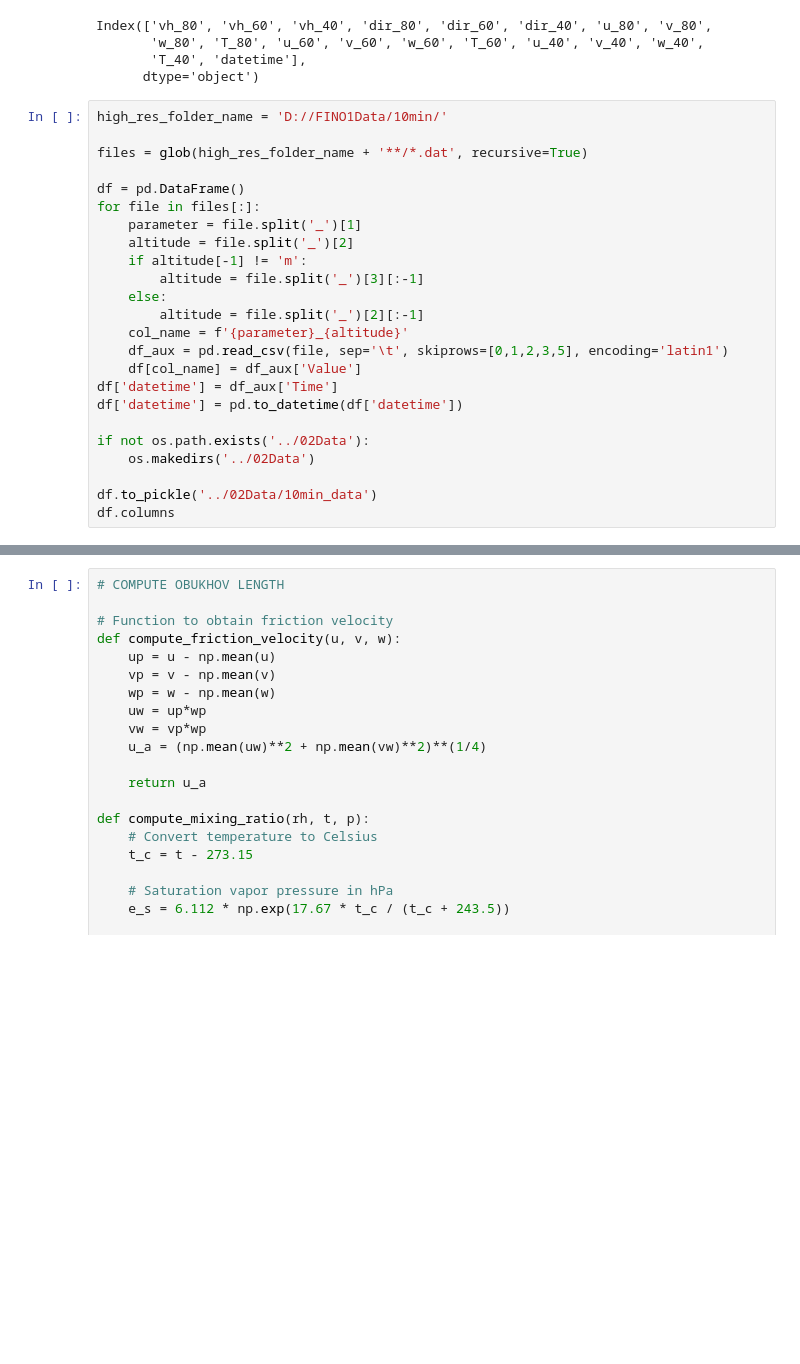
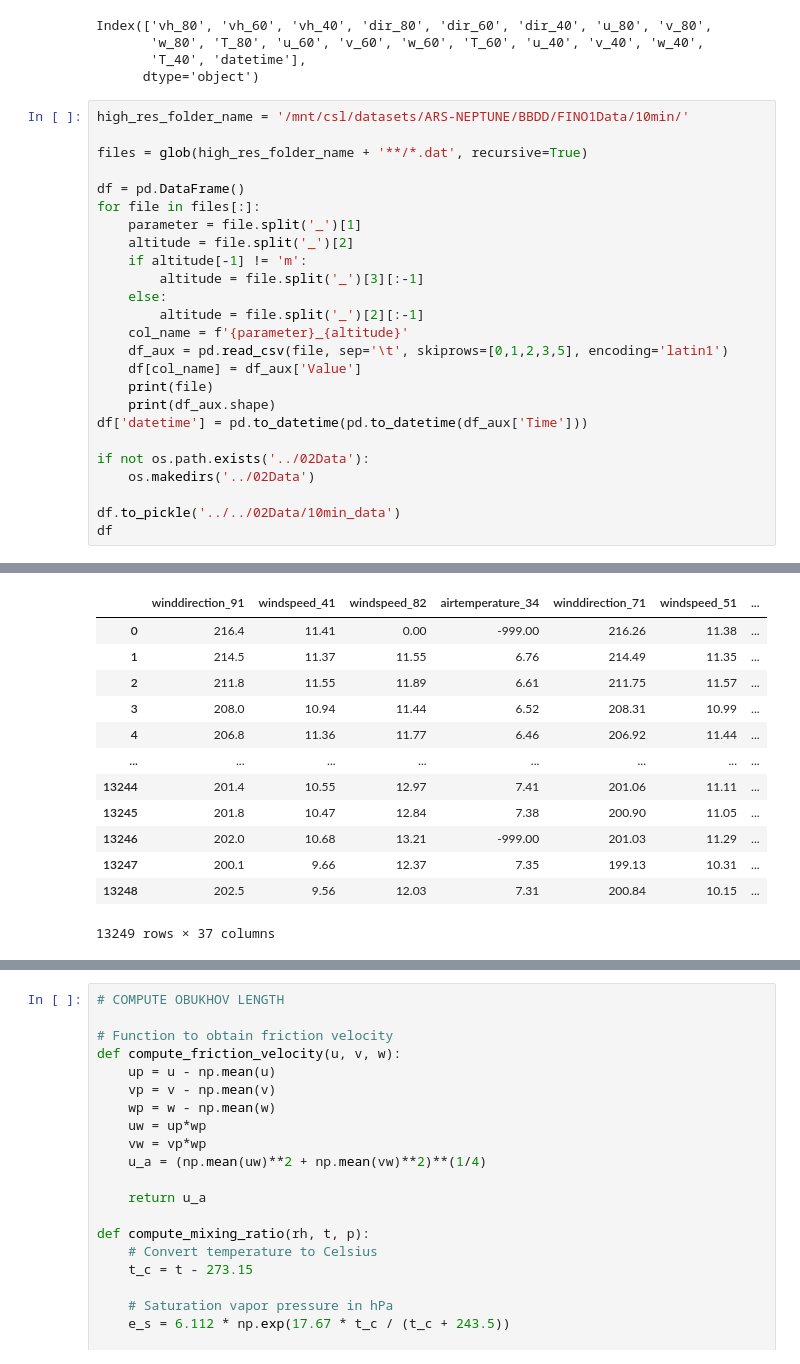
Before and after one commit to andreukalu/2D_obukhov, a Jupyter notebook: read_fino1.ipynb, the cells around one changed output, grey strips where cells are left out. Drawn from its saved outputs; the diff is of its cells as text; blank space fills up the shorter version.

```diff
--- a/read_fino1.ipynb
+++ b/read_fino1.ipynb
@@ -35,7 +35,7 @@ Index(['vh_80', 'vh_60', 'vh_40', 'dir_80', 'dir_60', 'dir_40', 'u_80', 'v_80',
        'T_40', 'datetime'],
       dtype='object')
 # %%
-high_res_folder_name = 'D://FINO1Data/10min/'
+high_res_folder_name = '/mnt/csl/datasets/ARS-NEPTUNE/BBDD/FINO1Data/10min/'
 
 files = glob(high_res_folder_name + '**/*.dat', recursive=True)
 
@@ -50,12 +50,13 @@ for file in files[:]:
     col_name = f'{parameter}_{altitude}'
     df_aux = pd.read_csv(file, sep='\t', skiprows=[0,1,2,3,5], encoding='latin1')
     df[col_name] = df_aux['Value']
-df['datetime'] = df_aux['Time']
-df['datetime'] = pd.to_datetime(df['datetime'])
+    print(file)
+    print(df_aux.shape)
+df['datetime'] = pd.to_datetime(pd.to_datetime(df_aux['Time']))
 
 if not os.path.exists('../02Data'):
     os.makedirs('../02Data')
 
-df.to_pickle('../02Data/10min_data')
-df.columns
+df.to_pickle('../../02Data/10min_data')
+df
 # %% [output]
@@ -74,0 +80,13 @@ Index(['airpressure_21', 'airpressure_92', 'airtemperature_101',
+|  | winddirection_91 | windspeed_41 | windspeed_82 | airtemperature_34 | winddirection_71 | windspeed_51 | ... |
+| 0 | 216.4 | 11.41 | 0.00 | -999.00 | 216.26 | 11.38 | ... |
+| 1 | 214.5 | 11.37 | 11.55 | 6.76 | 214.49 | 11.35 | ... |
+| 2 | 211.8 | 11.55 | 11.89 | 6.61 | 211.75 | 11.57 | ... |
+| 3 | 208.0 | 10.94 | 11.44 | 6.52 | 208.31 | 10.99 | ... |
+| 4 | 206.8 | 11.36 | 11.77 | 6.46 | 206.92 | 11.44 | ... |
+| ... | ... | ... | ... | ... | ... | ... | ... |
+| 13244 | 201.4 | 10.55 | 12.97 | 7.41 | 201.06 | 11.11 | ... |
+| 13245 | 201.8 | 10.47 | 12.84 | 7.38 | 200.90 | 11.05 | ... |
+| 13246 | 202.0 | 10.68 | 13.21 | -999.00 | 201.03 | 11.29 | ... |
+| 13247 | 200.1 | 9.66 | 12.37 | 7.35 | 199.13 | 10.31 | ... |
+| 13248 | 202.5 | 9.56 | 12.03 | 7.31 | 200.84 | 10.15 | ... |
+13249 rows × 37 columns
```
Also changed, not shown: parts of 4 cells of this notebook, 2 other files.
